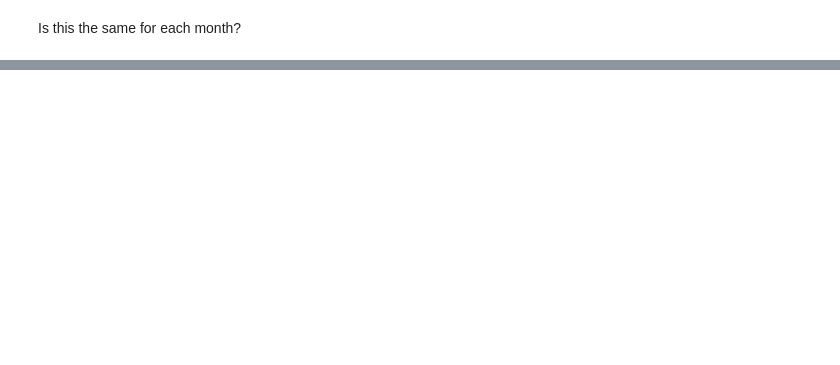
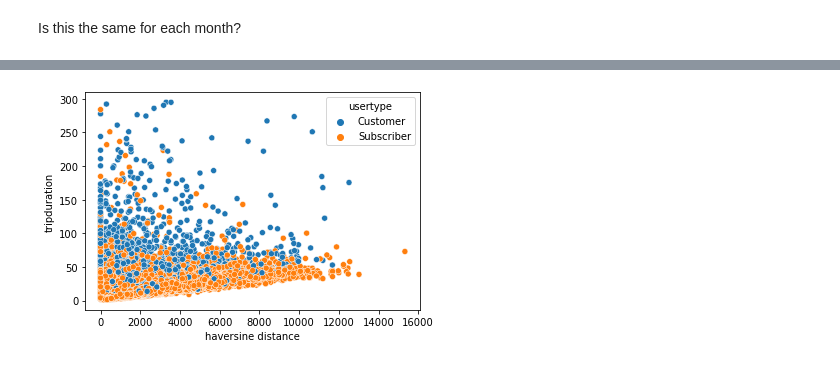
Before and after one commit to TWagner2/AXAChallenge, a Jupyter notebook: Analysis.ipynb, the cells around one changed output, grey strips where cells are left out. Cells and saved outputs as stored; diff of their text form; code cells hidden in the pictures; blank space fills up the shorter version.

```diff
--- a/Analysis.ipynb
+++ b/Analysis.ipynb
@@ -54,0 +108,4 @@ ratios.plot.bar(ylabel="Ratio of Subscribers to Customers")
+# %%
+ax=sns.scatterplot(x="haversine distance",y="tripduration",data=sampled,hue="usertype")
+# %% [output]
+[figure, added]
```
Also changed, not shown: parts of 19 cells of this notebook, 1 other file.
